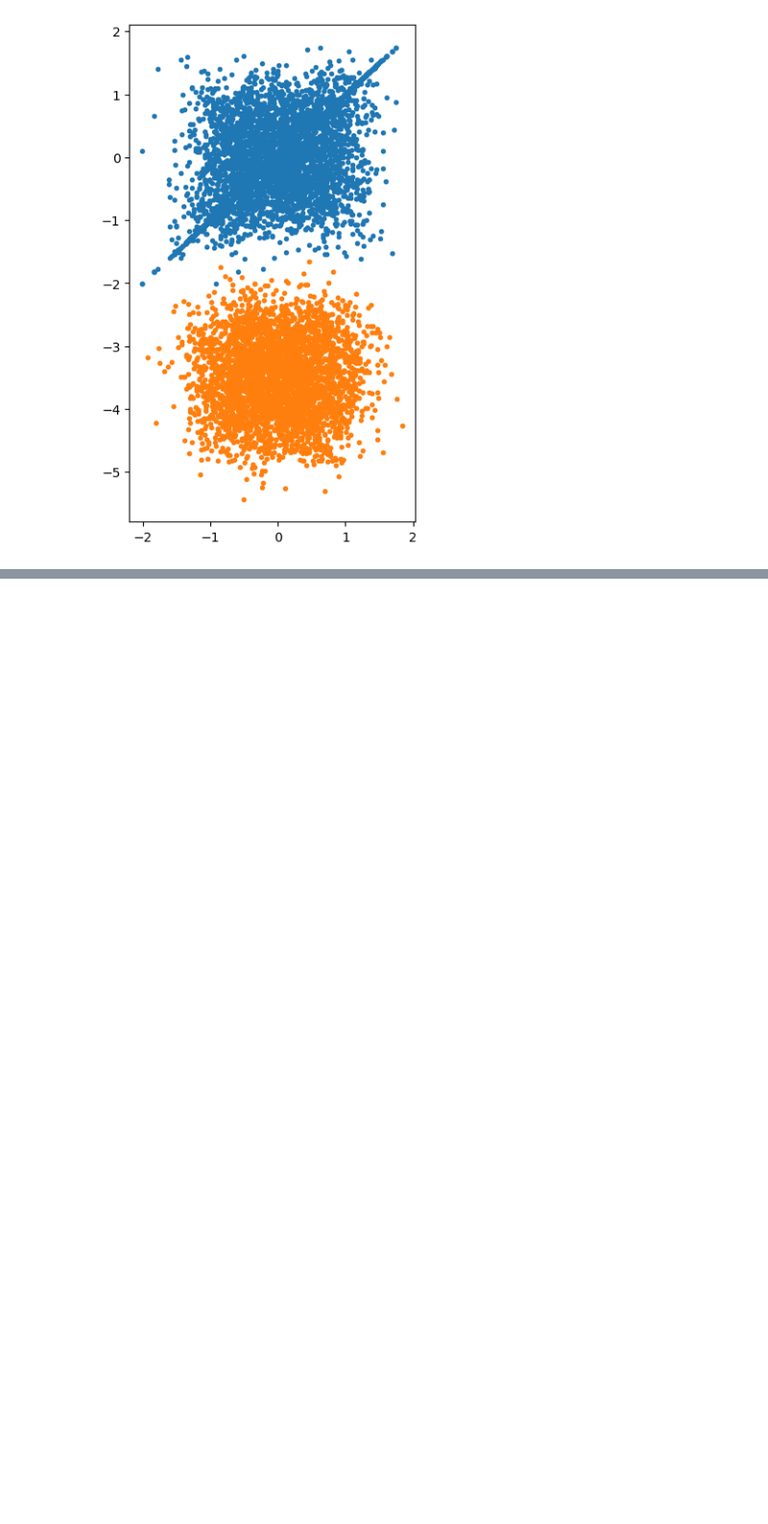
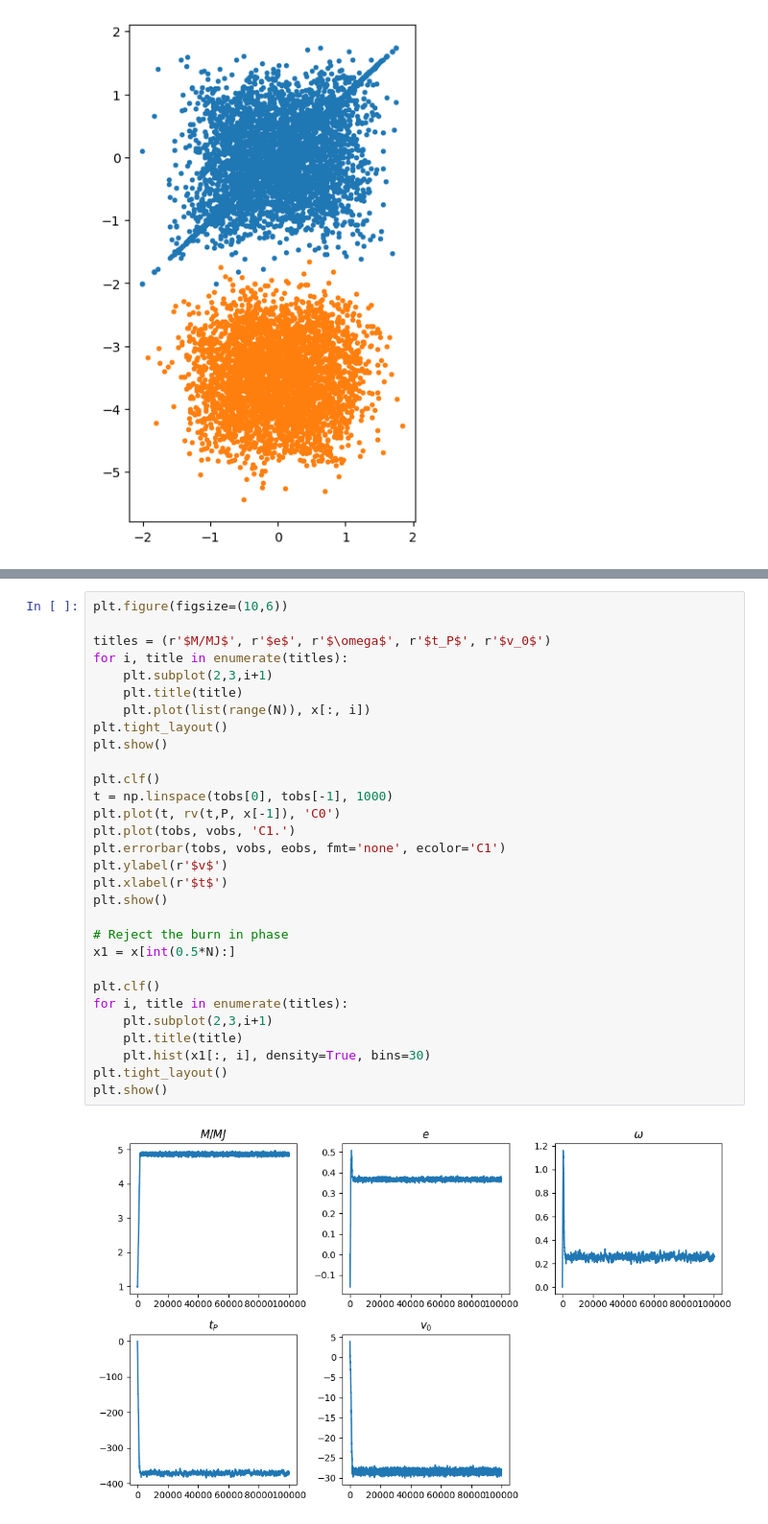
Before and after one commit to andrewcumming/phys512, a Jupyter notebook: _sources/metropolis_solutions.ipynb, the cells around one changed output, grey strips where cells are left out. Shown at 96% size. Drawn from its saved outputs; the diff is of its cells as text; blank space fills up the shorter version.

```diff
--- a/_sources/metropolis_solutions.ipynb
+++ b/_sources/metropolis_solutions.ipynb
@@ -85,0 +197,32 @@ Notes:
+# %%
+plt.figure(figsize=(10,6))
+
+titles = (r'$M/MJ$', r'$e$', r'$\omega$', r'$t_P$', r'$v_0$')
+for i, title in enumerate(titles):
+    plt.subplot(2,3,i+1)
+    plt.title(title)
+    plt.plot(list(range(N)), x[:, i])
+plt.tight_layout()
+plt.show()
+
+plt.clf()
+t = np.linspace(tobs[0], tobs[-1], 1000)
+plt.plot(t, rv(t,P, x[-1]), 'C0')
+plt.plot(tobs, vobs, 'C1.')
+plt.errorbar(tobs, vobs, eobs, fmt='none', ecolor='C1')
+plt.ylabel(r'$v$')
+plt.xlabel(r'$t$')
+plt.show()
+
+# Reject the burn in phase
+x1 = x[int(0.5*N):]
+
+plt.clf()
+for i, title in enumerate(titles):
+    plt.subplot(2,3,i+1)
+    plt.title(title)
+    plt.hist(x1[:, i], density=True, bins=30)
+plt.tight_layout()
+plt.show()
+# %% [output]
+[figure, added]
```
Also changed, not shown: parts of 9 cells of this notebook, 10 other files.
